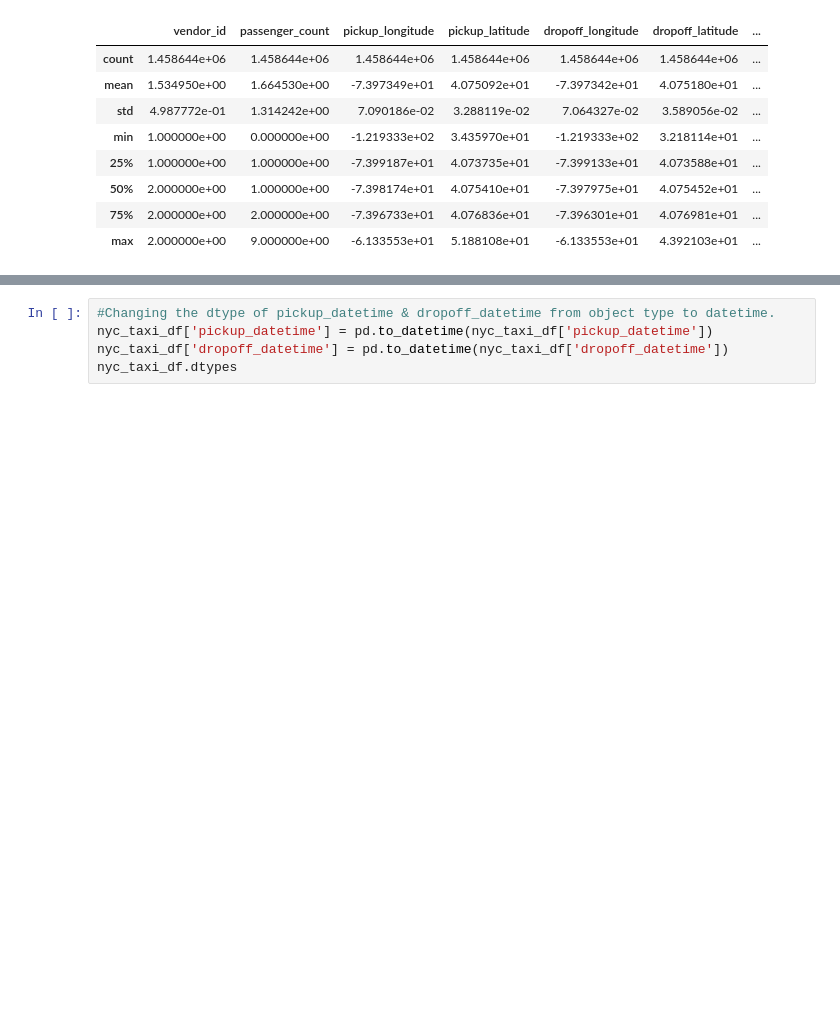
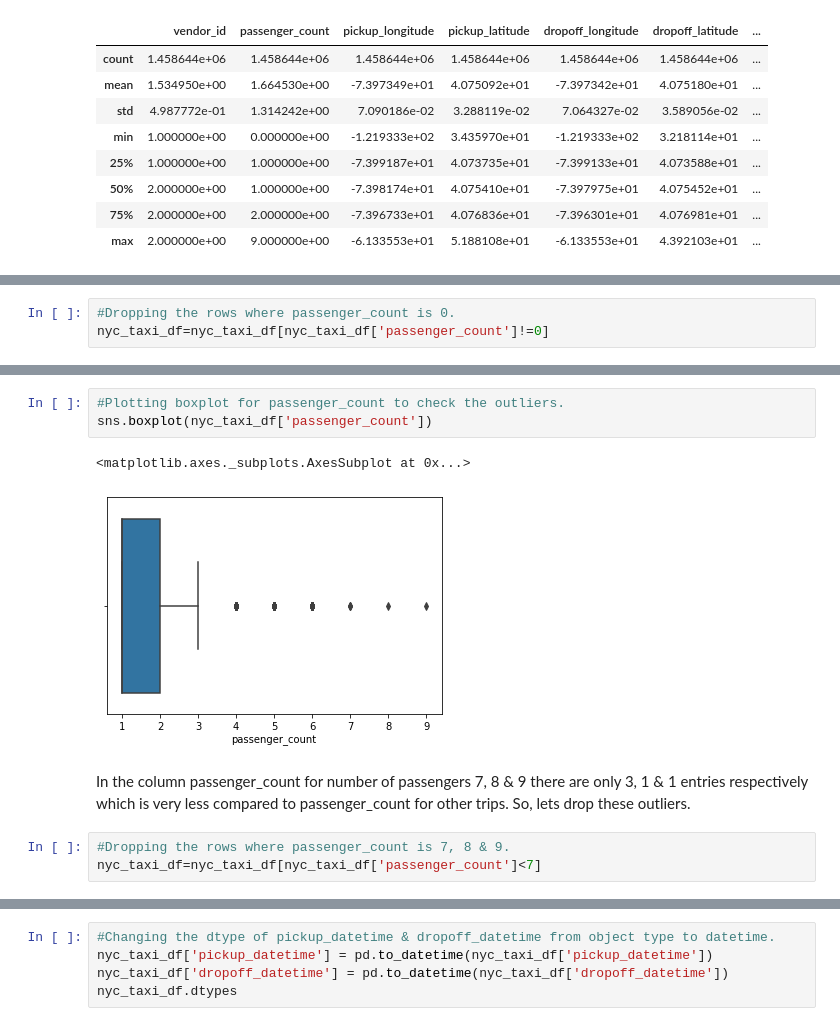
Before and after one commit to Prashant-Shaw/NYC-Taxi-Trip-Time-Prediction, a Jupyter notebook: NYC_Taxi_Trip_Time_Prediction_Capstone_Project.ipynb, the cells around one changed output, grey strips where cells are left out. Cells and saved outputs as stored; diff of their text form; blank space fills up the shorter version.

```diff
--- a/NYC_Taxi_Trip_Time_Prediction_Capstone_Project.ipynb
+++ b/NYC_Taxi_Trip_Time_Prediction_Capstone_Project.ipynb
@@ -194,0 +197,3 @@ From the above description we infer that -
+# %%
+#Dropping the rows where passenger_count is 0.
+nyc_taxi_df=nyc_taxi_df[nyc_taxi_df['passenger_count']!=0]
@@ -194,0 +216,11 @@ From the above description we infer that -
+# %%
+#Plotting boxplot for passenger_count to check the outliers.
+sns.boxplot(nyc_taxi_df['passenger_count'])
+# %% [output]
+<matplotlib.axes._subplots.AxesSubplot at 0x...>
+[figure, added]
+# %% [markdown]
+In the column passenger_count for number of passengers 7, 8 & 9 there are only 3, 1 & 1 entries respectively which is very less compared to passenger_count for other trips. So, lets drop these outliers.
+# %%
+#Dropping the rows where passenger_count is 7, 8 & 9.
+nyc_taxi_df=nyc_taxi_df[nyc_taxi_df['passenger_count']<7]
```
Also changed, not shown: parts of 26 cells of this notebook.
